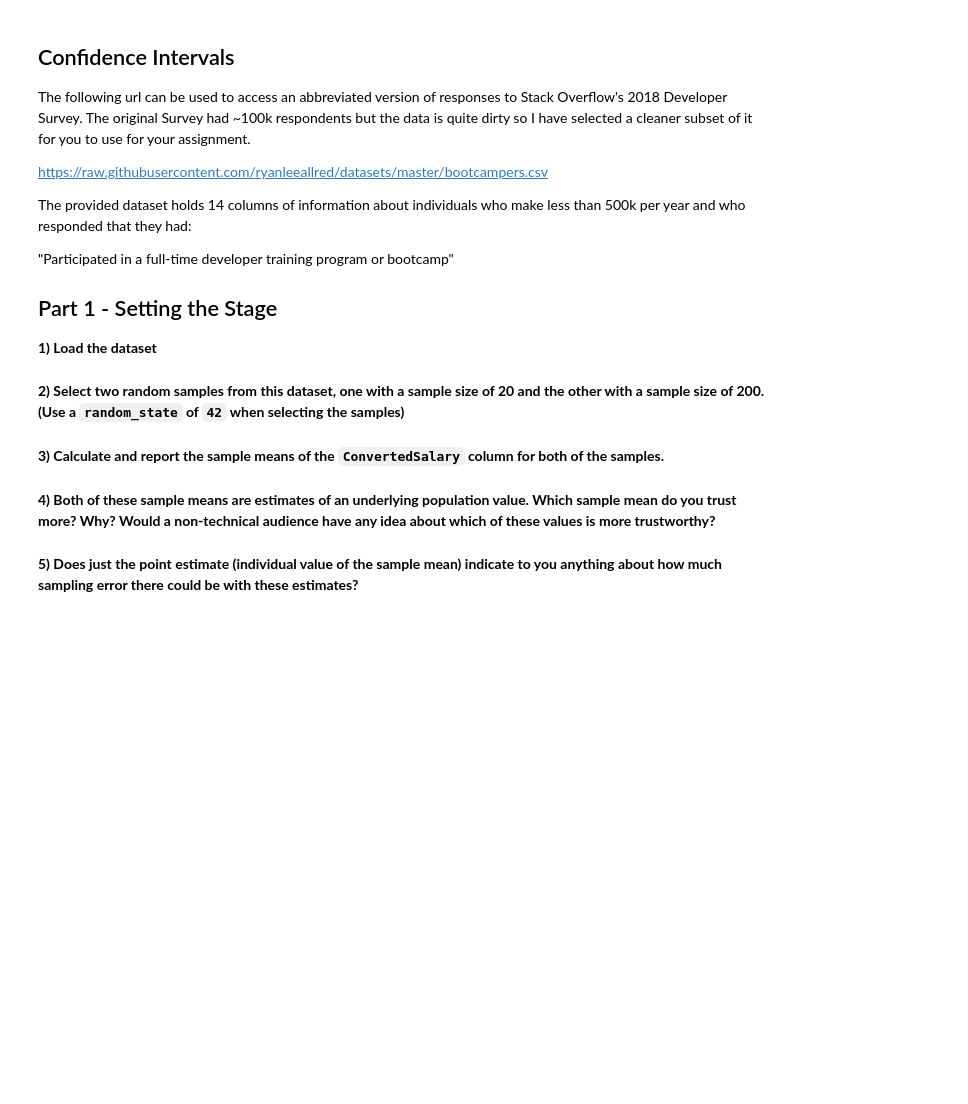
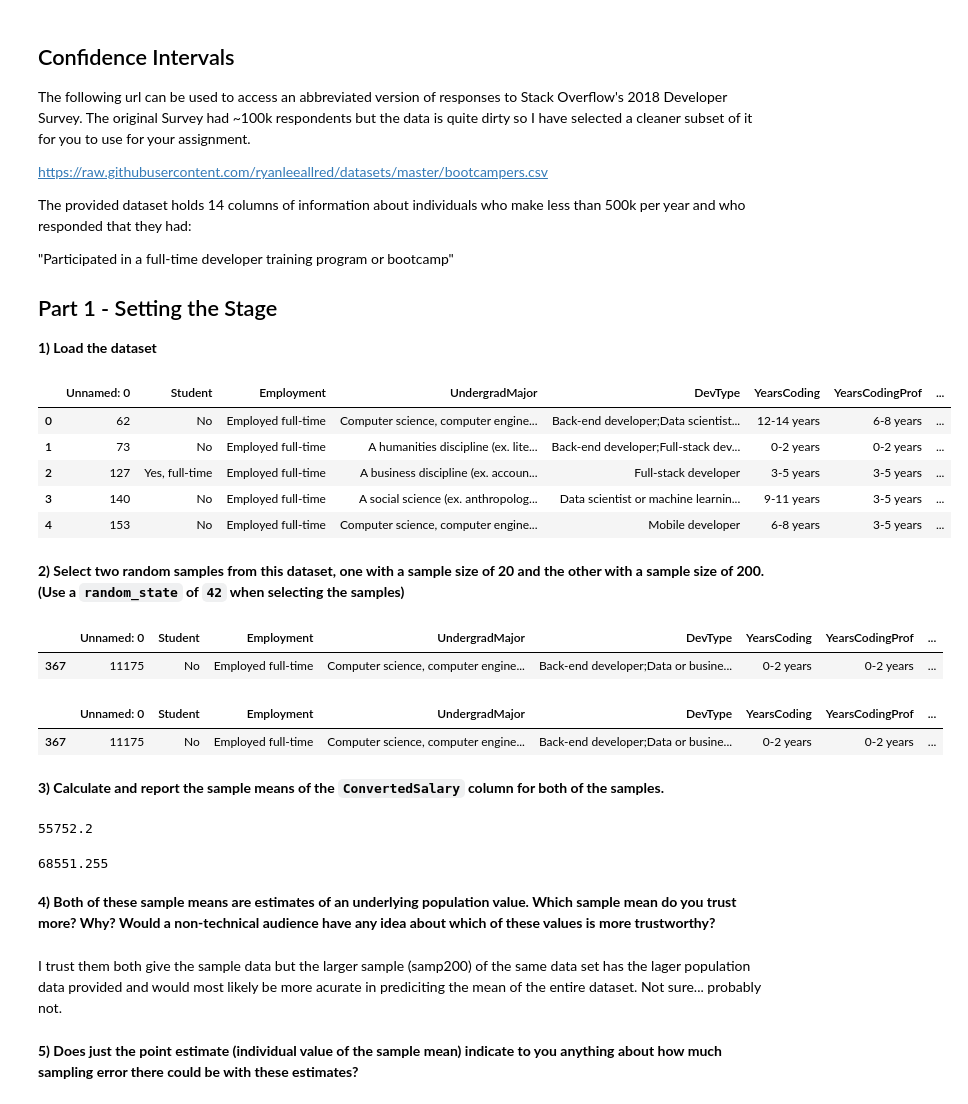
Before and after one commit to jadisiii/DS-Unit-1-Sprint-2-Statistics, a Jupyter notebook: Ray_Arbizu_LS_DS_123_Confidence_Intervals_Assignment.ipynb, the cells around one changed output. Cells and saved outputs as stored; diff of their text form; code cells hidden in the pictures; blank space fills up the shorter version.

```diff
--- a/Ray_Arbizu_LS_DS_123_Confidence_Intervals_Assignment.ipynb
+++ b/Ray_Arbizu_LS_DS_123_Confidence_Intervals_Assignment.ipynb
@@ -16,0 +23,2 @@ The provided dataset holds 14 columns of information about individuals who make
+# %%
+url = 'https://raw.githubusercontent.com/ryanleeallred/datasets/master/bootcampers.csv'
@@ -17,2 +27,11 @@ The provided dataset holds 14 columns of information about individuals who make
+# %%
+df.head()
+# %% [output]
+|  | Unnamed: 0 | Student | Employment | UndergradMajor | DevType | YearsCoding | YearsCodingProf | ... |
+| 0 | 62 | No | Employed full-time | Computer science, computer engine... | Back-end developer;Data scientist... | 12-14 years | 6-8 years | ... |
+| 1 | 73 | No | Employed full-time | A humanities discipline (ex. lite... | Back-end developer;Full-stack dev... | 0-2 years | 0-2 years | ... |
+| 2 | 127 | Yes, full-time | Employed full-time | A business discipline (ex. accoun... | Full-stack developer | 3-5 years | 3-5 years | ... |
+| 3 | 140 | No | Employed full-time | A social science (ex. anthropolog... | Data scientist or machine learnin... | 9-11 years | 3-5 years | ... |
+| 4 | 153 | No | Employed full-time | Computer science, computer engine... | Mobile developer | 6-8 years | 3-5 years | ... |
 # %% [markdown]
 **2) Select two random samples from this dataset, one with a sample size of 20 and the other with a sample size of 200. (Use a `random_state` of `42` when selecting the samples)**
@@ -19,6 +41,28 @@ The provided dataset holds 14 columns of information about individuals who make
+# %%
+samp20.head(1)
+# %% [output]
+|  | Unnamed: 0 | Student | Employment | UndergradMajor | DevType | YearsCoding | YearsCodingProf | ... |
+| 367 | 11175 | No | Employed full-time | Computer science, computer engine... | Back-end developer;Data or busine... | 0-2 years | 0-2 years | ... |
+# %%
+samp200.head(1)
+# %% [output]
+|  | Unnamed: 0 | Student | Employment | UndergradMajor | DevType | YearsCoding | YearsCodingProf | ... |
+| 367 | 11175 | No | Employed full-time | Computer science, computer engine... | Back-end developer;Data or busine... | 0-2 years | 0-2 years | ... |
 # %% [markdown]
 **3) Calculate and report the sample means of the `ConvertedSalary` column for both of the samples.**
+# %%
+s20_mean_csalary = samp20['ConvertedSalary'].mean()
+s20_mean_csalary
+# %% [output]
+55752.2
+# %%
+s200_mean_csalary = samp200['ConvertedSalary'].mean()
+s200_mean_csalary
+# %% [output]
+68551.255
 # %% [markdown]
 **4) Both of these sample means are estimates of an underlying population value. Which sample mean do you trust more? Why? Would a non-technical audience have any idea about which of these values is more trustworthy?**
+# %% [markdown]
+I trust them both give the sample data but the larger sample (samp200) of the same data set has the lager population data provided and would most likely be more acurate in prediciting the mean of the entire dataset. Not sure... probably not.
 # %% [markdown]
 **5) Does just the point estimate (individual value of the sample mean) indicate to you anything about how much sampling error there could be with these estimates?**
```
Also changed, not shown: parts of 18 cells of this notebook.
